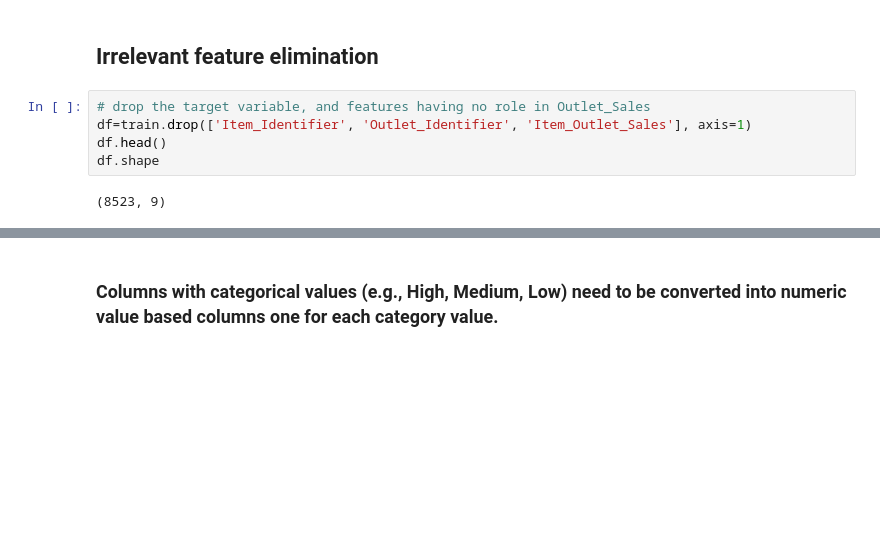
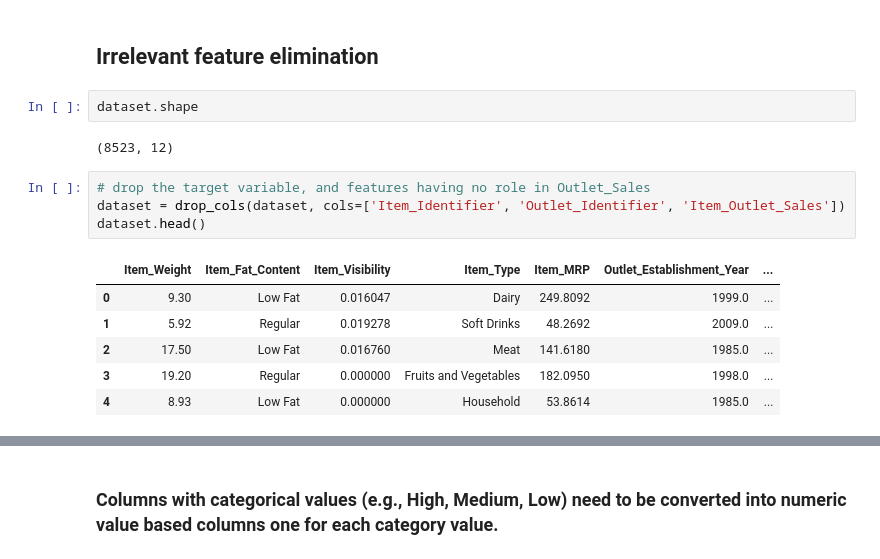
Before and after one commit to bless2saurabh/AiU2, a Jupyter notebook: GoldStandard/exercises/Data Manipulation and Preprocessing/Dimensionality Reduction.ipynb, the cells around one changed output, grey strips where cells are left out. Cells and saved outputs as stored; diff of their text form; blank space fills up the shorter version.

```diff
--- a/GoldStandard/exercises/Data Manipulation and Preprocessing/Dimensionality Reduction.ipynb
+++ b/GoldStandard/exercises/Data Manipulation and Preprocessing/Dimensionality Reduction.ipynb
@@ -61,9 +37,17 @@ train
 # %% [markdown]
 ## Irrelevant feature elimination
+# %%
+dataset.shape
+# %% [output]
+(8523, 12)
 # %%
 # drop the target variable, and features having no role in Outlet_Sales
-df=train.drop(['Item_Identifier', 'Outlet_Identifier', 'Item_Outlet_Sales'], axis=1)
-df.head()
-df.shape
+dataset = drop_cols(dataset, cols=['Item_Identifier', 'Outlet_Identifier', 'Item_Outlet_Sales'])
+dataset.head()
 # %% [output]
-(8523, 9)
+|  | Item_Weight | Item_Fat_Content | Item_Visibility | Item_Type | Item_MRP | Outlet_Establishment_Year | ... |
+| 0 | 9.30 | Low Fat | 0.016047 | Dairy | 249.8092 | 1999.0 | ... |
+| 1 | 5.92 | Regular | 0.019278 | Soft Drinks | 48.2692 | 2009.0 | ... |
+| 2 | 17.50 | Low Fat | 0.016760 | Meat | 141.6180 | 1985.0 | ... |
+| 3 | 19.20 | Regular | 0.000000 | Fruits and Vegetables | 182.0950 | 1998.0 | ... |
+| 4 | 8.93 | Low Fat | 0.000000 | Household | 53.8614 | 1985.0 | ... |
```
Also changed, not shown: parts of 20 cells of this notebook, 17 other files.
